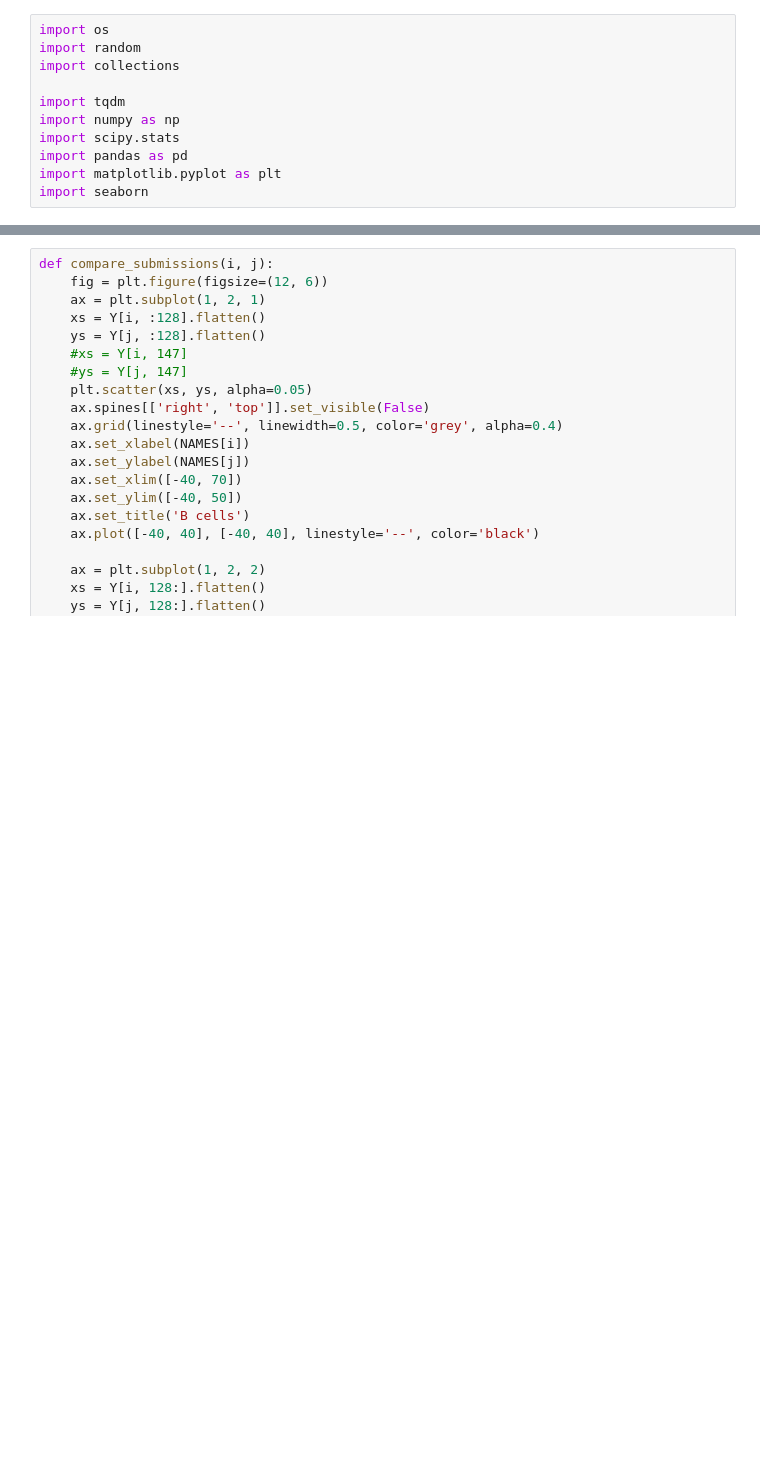
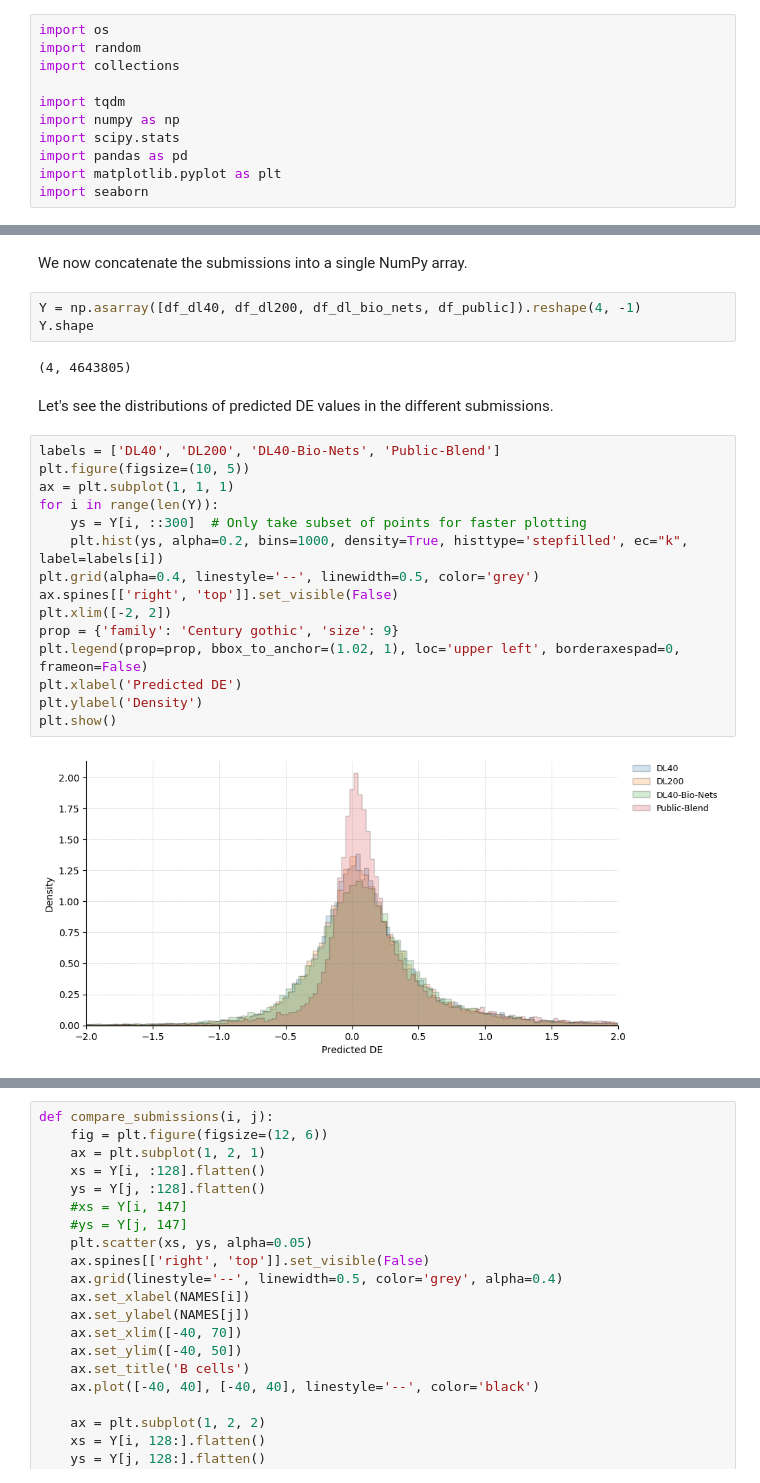
Before and after one commit to AntoinePassemiers/Open-Challenges-Single-Cell-Perturbations, a Jupyter notebook: op2-ensemble.ipynb, the cells around one changed output, grey strips where cells are left out. Cells and saved outputs as stored; diff of their text form; blank space fills up the shorter version.

```diff
--- a/op2-ensemble.ipynb
+++ b/op2-ensemble.ipynb
@@ -210,0 +88,26 @@ np.mean(np.all(signs[0, np.newaxis, ...] == signs, axis=0))
+# %% [markdown]
+We now concatenate the submissions into a single NumPy array.
+# %%
+Y = np.asarray([df_dl40, df_dl200, df_dl_bio_nets, df_public]).reshape(4, -1)
+Y.shape
+# %% [output]
+(4, 4643805)
+# %% [markdown]
+Let's see the distributions of predicted DE values in the different submissions.
+# %%
+labels = ['DL40', 'DL200', 'DL40-Bio-Nets', 'Public-Blend']
+plt.figure(figsize=(10, 5))
+ax = plt.subplot(1, 1, 1)
+for i in range(len(Y)):
+    ys = Y[i, ::300]  # Only take subset of points for faster plotting
+    plt.hist(ys, alpha=0.2, bins=1000, density=True, histtype='stepfilled', ec="k", label=labels[i])
+plt.grid(alpha=0.4, linestyle='--', linewidth=0.5, color='grey')
+ax.spines[['right', 'top']].set_visible(False)
+plt.xlim([-2, 2])
+prop = {'family': 'Century gothic', 'size': 9}
+plt.legend(prop=prop, bbox_to_anchor=(1.02, 1), loc='upper left', borderaxespad=0, frameon=False)
+plt.xlabel('Predicted DE')
+plt.ylabel('Density')
+plt.show()
+# %% [output]
+[figure, added]
```
Also changed, not shown: parts of 49 cells of this notebook, 11 other files.
